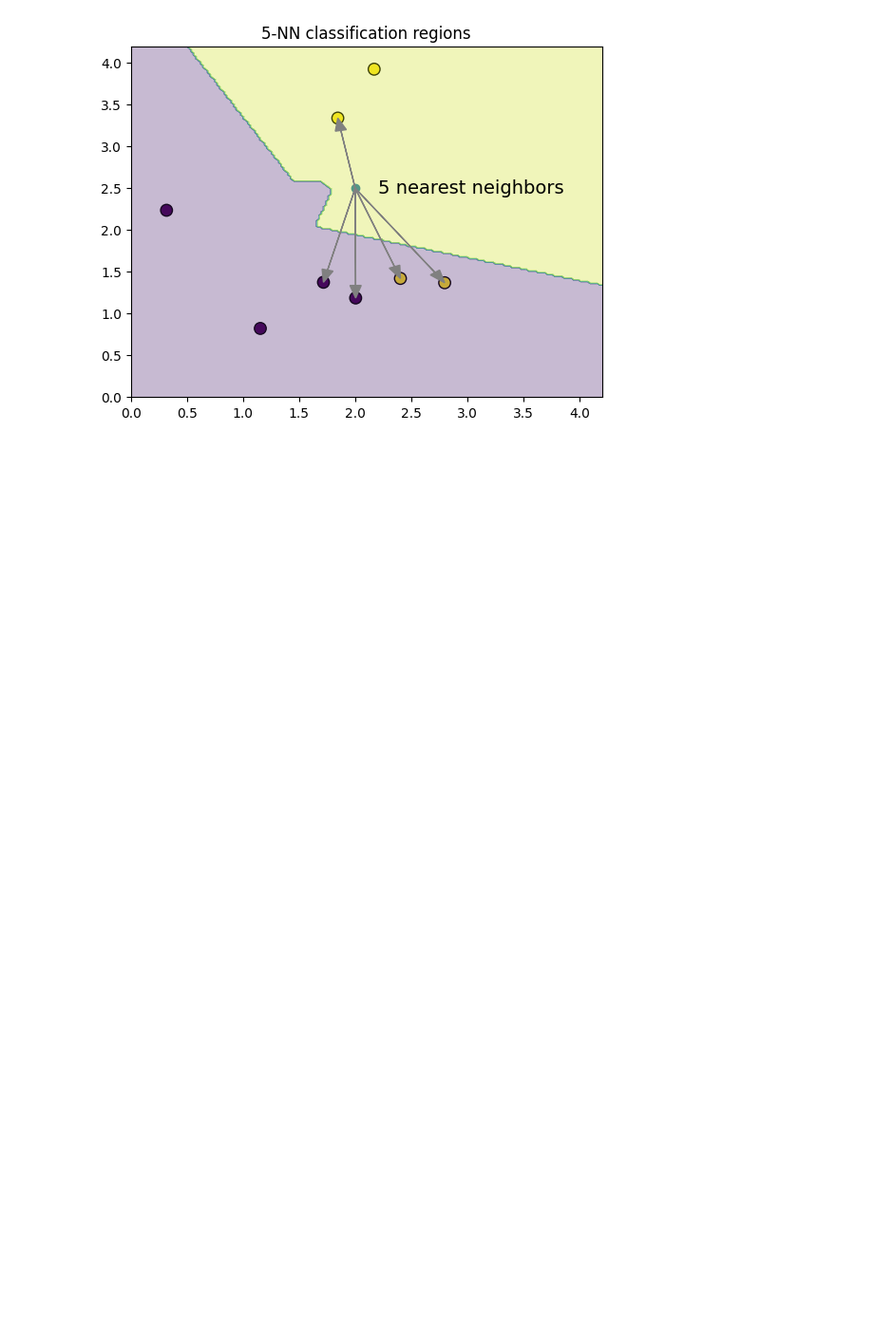
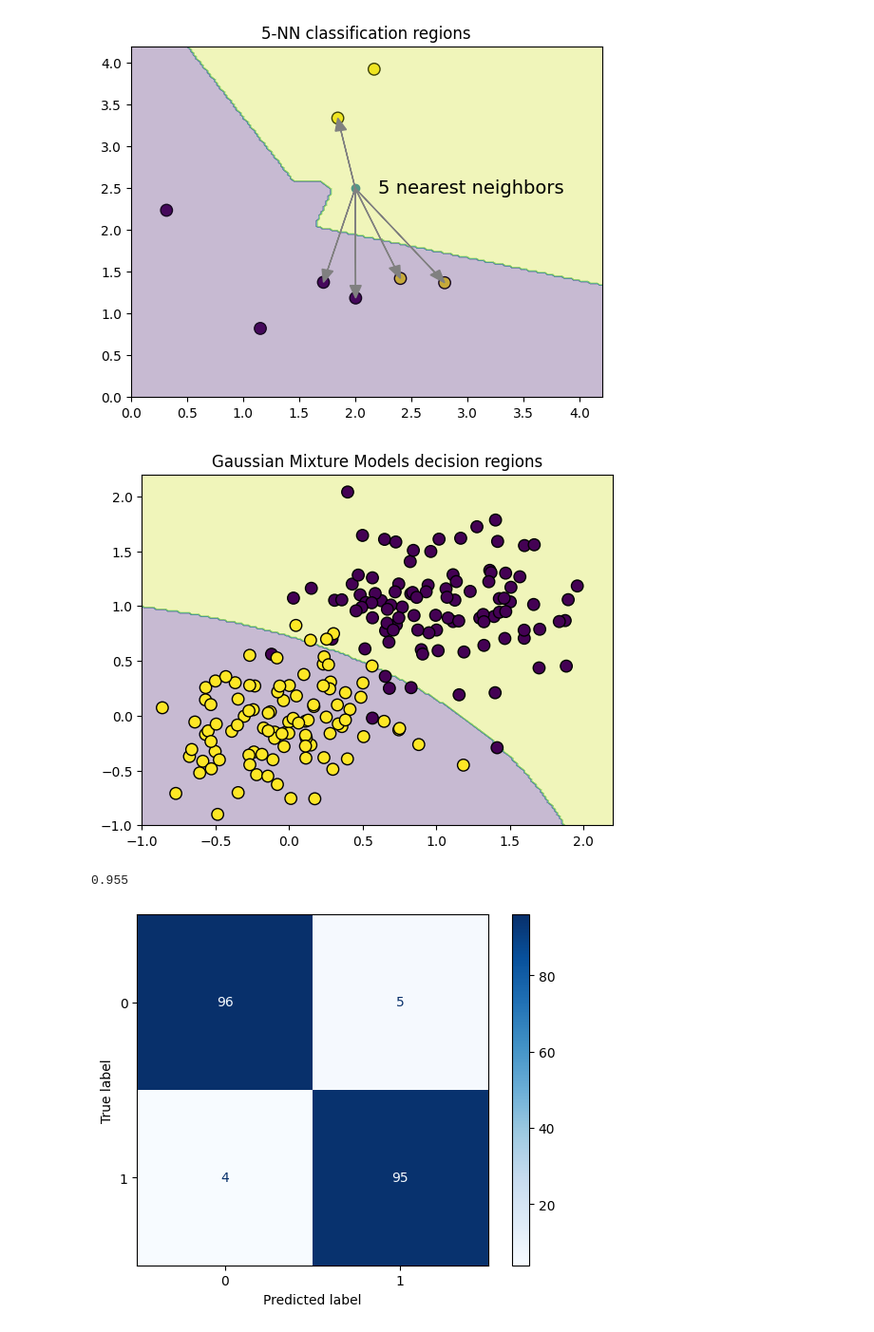
Before and after one commit to ajakovac/ML-in-Practice-I, a Jupyter notebook: DT and bagging.ipynb, the cells around one changed output. Shown at 95% size. Drawn from its saved outputs; the diff is of its cells as text; code cells hidden in the pictures; blank space fills up the shorter version.

```diff
--- a/DT and bagging.ipynb
+++ b/DT and bagging.ipynb
@@ -50,9 +52,8 @@ plt.show()
 [figure]
 # %%
 #Data generation
-def generate_data(Ndata, seed, offset_A, offset_B=(0,0)):
+def generate_data(Ndata, seed, width, offset_A, offset_B=(0,0)):
     np.random.seed(seed)
-    width = 0.4
     x_A = np.random.normal(offset_A[0], width, size=(Ndata,))
     y_A = np.random.normal(offset_A[1], width, size=(Ndata,))
     data_A = np.array([x_A,y_A]).T
@@ -646,3 +651,30 @@ if save_data: plt.savefig('Pics/knn_logics.pdf', transparent=True)
 plt.show()
 # %% [output]
 [figure]
+# %%
+# 1. generate data
+X,y = generate_data(100, 123, width=0.4, offset_A=(1,1))
+# Generate test data
+X_test, y_test = generate_data(100, 125, width=0.4, offset_A=(1,1))
+# %%
+# --- 2. Fit Gaussian Mixture Model -----------------------------------
+gmm = GaussianMixture(n_components=2, covariance_type='full', random_state=0, n_init=10)
+gmm.fit(X)
+
+# Plot decision regions
+xx, yy = np.meshgrid(np.linspace(-1,2.2,200), np.linspace(-1,2.2,200))
+Z = gmm.predict(np.c_[xx.ravel(), yy.ravel()]).reshape(xx.shape)
+
+plt.contourf(xx, yy, Z, alpha=0.3)
+plt.scatter(X[:,0], X[:,1], c=y, s=80, edgecolors='k')
+plt.title(f"Gaussian Mixture Models decision regions")
+if save_data: plt.savefig('Pics/gmm_sample.pdf', transparent=True)
+plt.show()
+y_pred = (2*(0.5-gmm.predict(X_test))).astype(int)
+cm = confusion_matrix(y_pred,y_test)
+ConfusionMatrixDisplay(cm).plot(cmap='Blues')
+accuracy_score(y_pred,y_test)
+# %% [output]
+[figure, added]
+0.955
+[figure, added]
```
Also changed, not shown: parts of 15 cells of this notebook, 23 other files.
